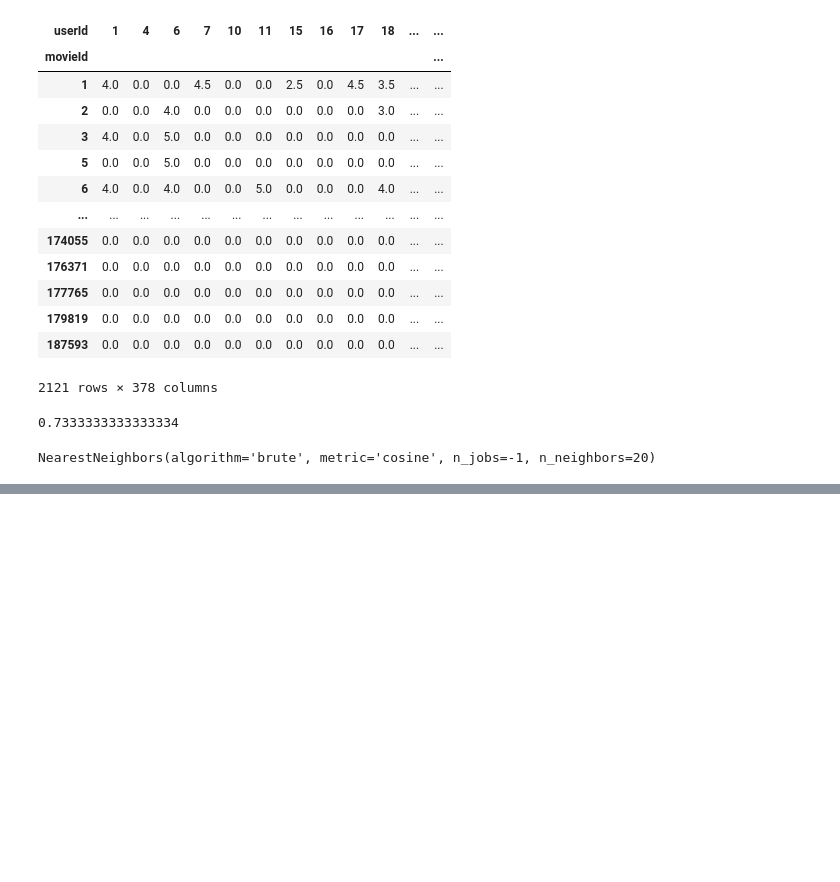
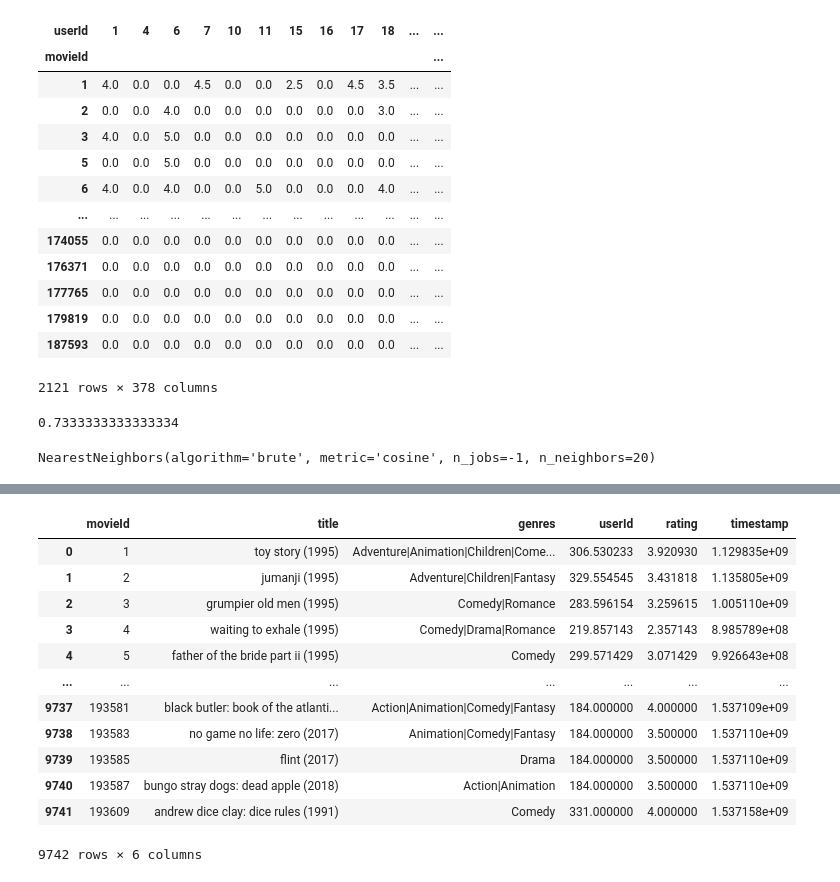
Before and after one commit to Tharun-17/Movie_recommendation, a Jupyter notebook: movie_rec.ipynb, the cells around one changed output, grey strips where cells are left out. Cells and saved outputs as stored; diff of their text form; code cells hidden in the pictures; blank space fills up the shorter version.

```diff
--- a/movie_rec.ipynb
+++ b/movie_rec.ipynb
@@ -92,0 +115,16 @@ NearestNeighbors(algorithm='brute', metric='cosine', n_jobs=-1, n_neighbors=20)
+# %%
+movies_with_ratings
+# %% [output]
+|  | movieId | title | genres | userId | rating | timestamp |
+| 0 | 1 | toy story (1995) | Adventure|Animation|Children|Come... | 306.530233 | 3.920930 | 1.129835e+09 |
+| 1 | 2 | jumanji (1995) | Adventure|Children|Fantasy | 329.554545 | 3.431818 | 1.135805e+09 |
+| 2 | 3 | grumpier old men (1995) | Comedy|Romance | 283.596154 | 3.259615 | 1.005110e+09 |
+| 3 | 4 | waiting to exhale (1995) | Comedy|Drama|Romance | 219.857143 | 2.357143 | 8.985789e+08 |
+| 4 | 5 | father of the bride part ii (1995) | Comedy | 299.571429 | 3.071429 | 9.926643e+08 |
+| ... | ... | ... | ... | ... | ... | ... |
+| 9737 | 193581 | black butler: book of the atlanti... | Action|Animation|Comedy|Fantasy | 184.000000 | 4.000000 | 1.537109e+09 |
+| 9738 | 193583 | no game no life: zero (2017) | Animation|Comedy|Fantasy | 184.000000 | 3.500000 | 1.537110e+09 |
+| 9739 | 193585 | flint (2017) | Drama | 184.000000 | 3.500000 | 1.537110e+09 |
+| 9740 | 193587 | bungo stray dogs: dead apple (2018) | Action|Animation | 184.000000 | 3.500000 | 1.537110e+09 |
+| 9741 | 193609 | andrew dice clay: dice rules (1991) | Comedy | 331.000000 | 4.000000 | 1.537158e+09 |
+9742 rows × 6 columns
```
Also changed, not shown: parts of 6 cells of this notebook, 2 other files.
